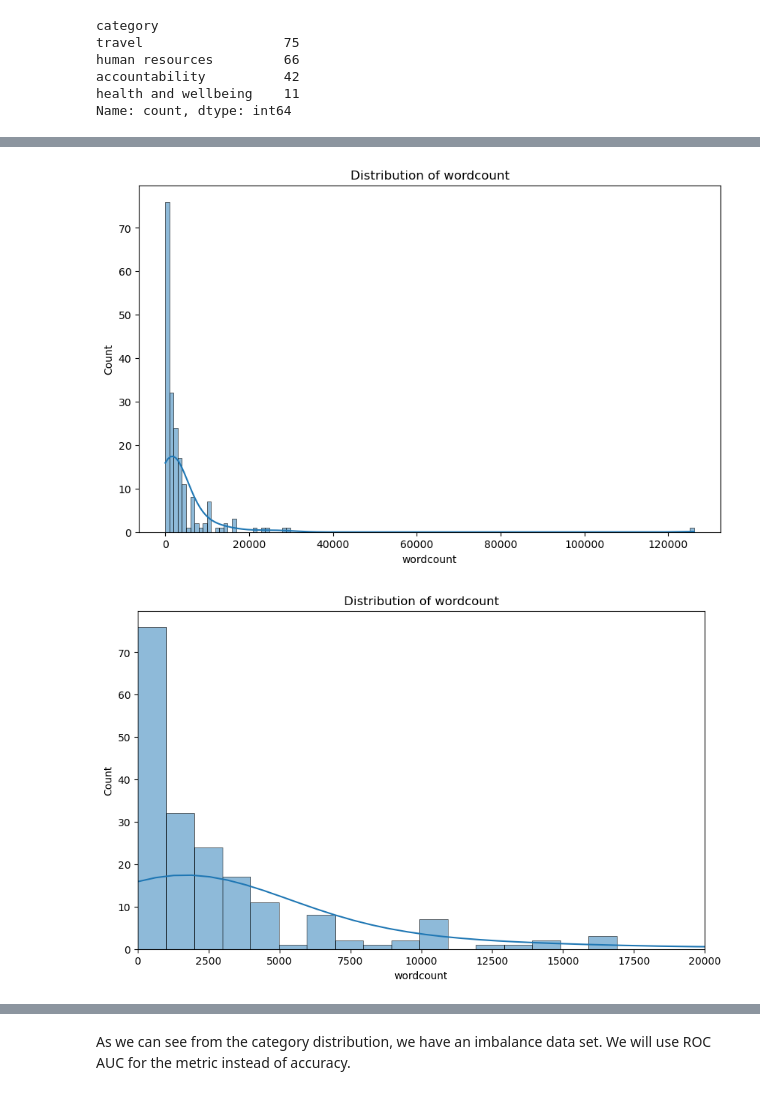
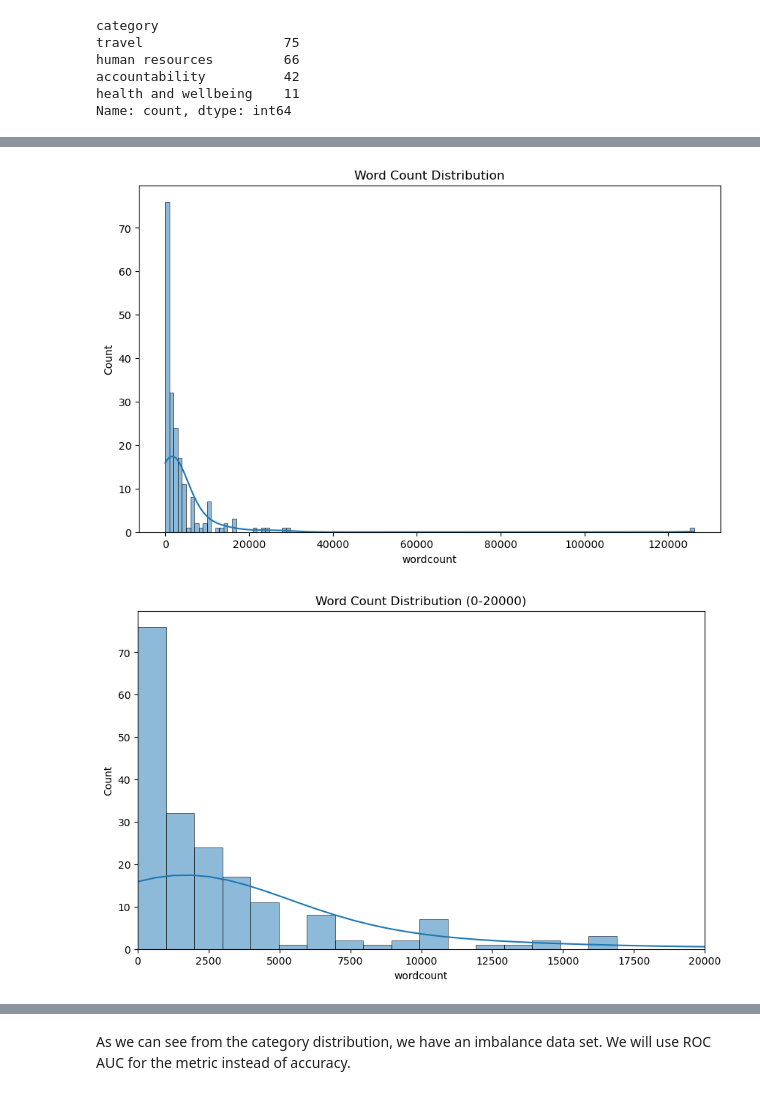
Before and after one commit to cdungca/document-classifier-final, a Jupyter notebook: main.ipynb, the cells around one changed output, grey strips where cells are left out. Drawn from its saved outputs; the diff is of its cells as text; code cells hidden in the pictures.

```diff
--- a/main.ipynb
+++ b/main.ipynb
@@ -85,18 +87,18 @@ plt.show()
 # %%
 # plot distribution of wordcount
 plt.figure(figsize=(10, 6))
 sns.histplot(Corpus["wordcount"], kde=True)
-plt.title("Distribution of wordcount")
+plt.title("Word Count Distribution")
 plt.show()
 # zoom in on the distribution of wordcount
 plt.figure(figsize=(10, 6))
 sns.histplot(Corpus["wordcount"], kde=True)
 plt.xlim(0, 20000)
-plt.title("Distribution of wordcount")
+plt.title("Word Count Distribution (0-20000)")
 plt.show()
 # %% [output]
-[figure, old version]
+[figure, new version]
-[figure, old version]
+[figure, new version]
 # %%
 # show category distribution bar horizontal
 Corpus["category"].value_counts(ascending=True).plot(kind='barh', figsize=(10, 6))
```
Also changed, not shown: parts of 41 cells of this notebook, 14 other files.
